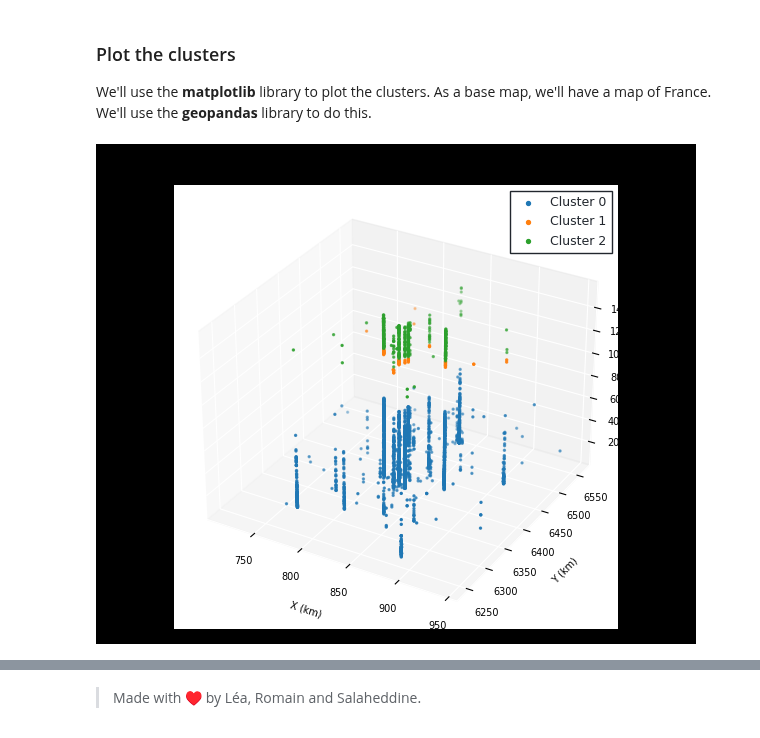
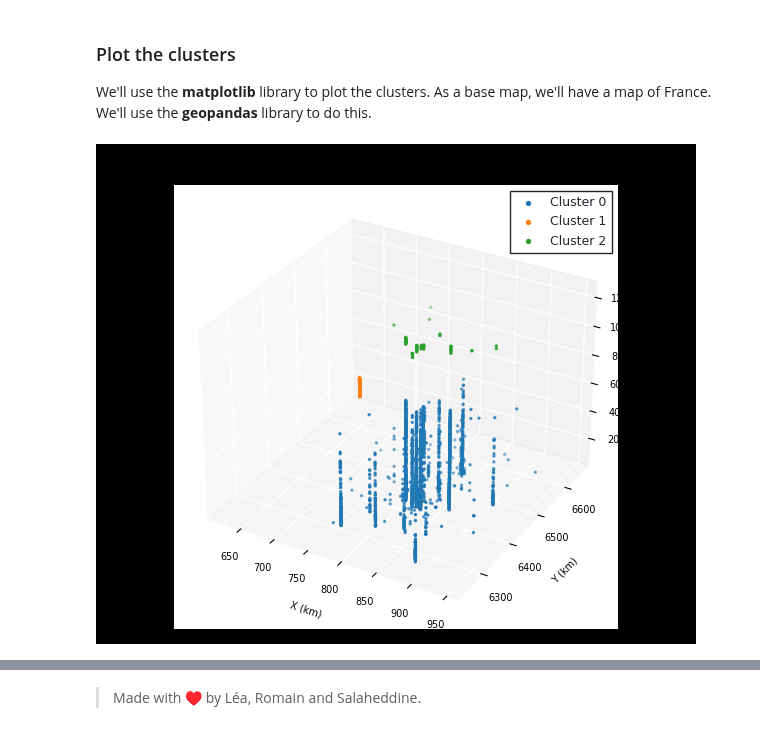
Before and after one commit to lletassey/clustering-tweets-earthquake, a Jupyter notebook: notebooks/stdbscan.ipynb, the cells around one changed output, grey strips where cells are left out. Cells and saved outputs as stored; diff of their text form; code cells hidden in the pictures.

```diff
--- a/notebooks/stdbscan.ipynb
+++ b/notebooks/stdbscan.ipynb
@@ -146,26 +142,22 @@ start = time.time()
 st_dbscan = ST_DBSCAN(eps1 = eps1, eps2 = eps2, min_samples = min_samples, metric = 'euclidean').fit(data)
 end = time.time()
 
+# Label tweets with cluster id
+tweets['cluster'] = st_dbscan.labels
+tweets.set_index(pd.MultiIndex.from_tuples(list(zip(tweets['cluster'], range(1, len(tweets) + 1))), names=["cluster", "tweet_id"]), inplace=True)
+tweets.drop(columns=['cluster'], inplace=True)
+tweets = tweets[['text', 'x_m', 'y_m', 'createdAt', 'cumulative_time_sec', 'geometry']]
+
 # Print results
-eps1_terrain = int(eps1_terrain)
-eps2 = int(eps2 / 60)
 
 result = [
     ['eps1 (m)', 'eps2 (min)', 'MinPts', 'Time (s)', '# of clusters'],
-    [eps1_terrain, eps2, min_samples, round(end - start, 2), len(set(st_dbscan.labels))]
+    [f'{int(eps1_terrain):,}', int(eps2 / 60), min_samples, round(end - start, 2), len(set(st_dbscan.labels))]
 ]
 
 table = PrettyTable(result[0])
 table.add_row(result[1])
 print(table)
-
-# Add cluster column to tweets
-tweets['cluster'] = st_dbscan.labels
-
-# Create a multiindex
-tweets.sort_values(by="cluster", inplace=True)
-tweets.set_index(pd.MultiIndex.from_tuples(list(zip(tweets['cluster'], range(1, len(tweets) + 1))), names=["cluster", "tweet_id"]), inplace=True)
-tweets.drop(columns=['cluster'], inplace=True)
 # %% [output]
 +----------+------------+--------+----------+---------------+
 | eps1 (m) | eps2 (min) | MinPts | Time (s) | # of clusters |
@@ -249,0 +186,22 @@ hulls['start_time_ts'] = hulls['start_time_ts'].astype(int)
+# %%
+# Create hulls
+hulls = create_hulls(tweets, st_dbscan, COORDS)
+
+# Print results
+# Clusters with no hulls
+u_set = set(tweets.index.get_level_values(0)) - set(hulls.index) - {-1}
+
+result = [
+    [
+        'Clusters with hulls',
+        'Clusters with no hulls'
+    ],
+    [
+        set(hulls.index),
+        u_set
+    ]
+]
+
+table = PrettyTable(result[0])
+table.add_row(result[1])
+print(table)
@@ -272,7 +247,7 @@ for cluster in set(tweets_.index.get_level_values(0)):
     ax_cube.scatter3D(
         tweets_cluster['x_m'],
         tweets_cluster['y_m'],
-        tweets_cluster['ts'] / 60,
+        tweets_cluster['cumulative_time_sec'] / 60,
         s=2,
         color='C{}'.format(cluster),
         label='Noise' if cluster == -1 else 'Cluster {}'.format(cluster)
@@ -281,34 +256,34 @@ for cluster in set(tweets_.index.get_level_values(0)):
 # Set fig size
 fig = plt.gcf()
 fig.set_size_inches(6, 5)
 
 ax_cube.set_facecolor('white')
 ax_cube.get_figure().patch.set_facecolor('white')
 
 # Set title
 ax_cube.set_title("ST-DBSCAN Clustering of Teil Quake Tweets", fontsize=11, weight='medium', color='black', pad=10)
 
 ax_cube.legend(loc='best', fontsize=9, labelcolor='#22272e', markerscale=2,
           facecolor='white', title_fontsize=14, fancybox=False, framealpha=1, edgecolor='#22272e')
 
 m2km = lambda x, _: f'{x/1000:g}'
 ax_cube.xaxis.set_major_formatter(m2km)
 ax_cube.yaxis.set_major_formatter(m2km)
 
 # Set axis labels
 ax_cube.set_xlabel("X (km)", fontsize=7, labelpad=5, color='black')
 ax_cube.set_ylabel("Y (km)", fontsize=7, labelpad=5, color='black')
 ax_cube.set_zlabel("Temps cumulé (min)", fontsize=7, labelpad=5, color='black')
 
 # Set axis ticks color
 ax_cube.tick_params(axis='x', colors='black', labelsize=7)
 ax_cube.tick_params(axis='y', colors='black', labelsize=7)
 ax_cube.tick_params(axis='z', colors='black', labelsize=7)
 
 plt.tight_layout()
 plt.show()
 # %% [output]
-[figure, old version]
+[figure, new version]
 # %%
 # Read France geojson
 france = gpd.read_file(filename='../data/france.geojson')
```
Also changed, not shown: parts of 13 cells of this notebook, 7 other files.
